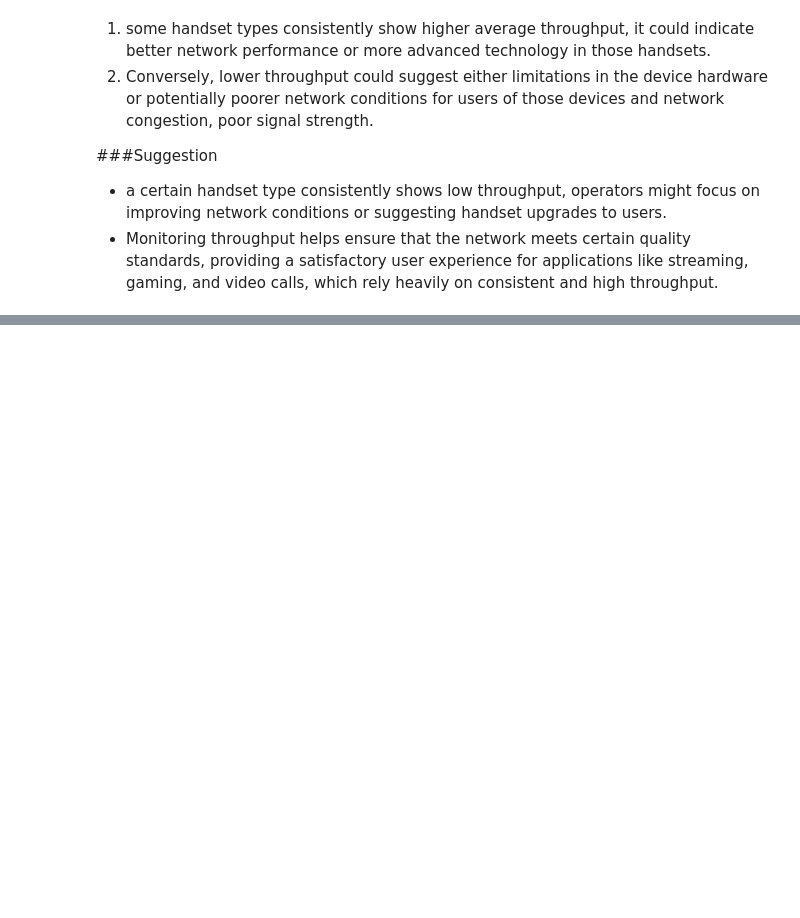
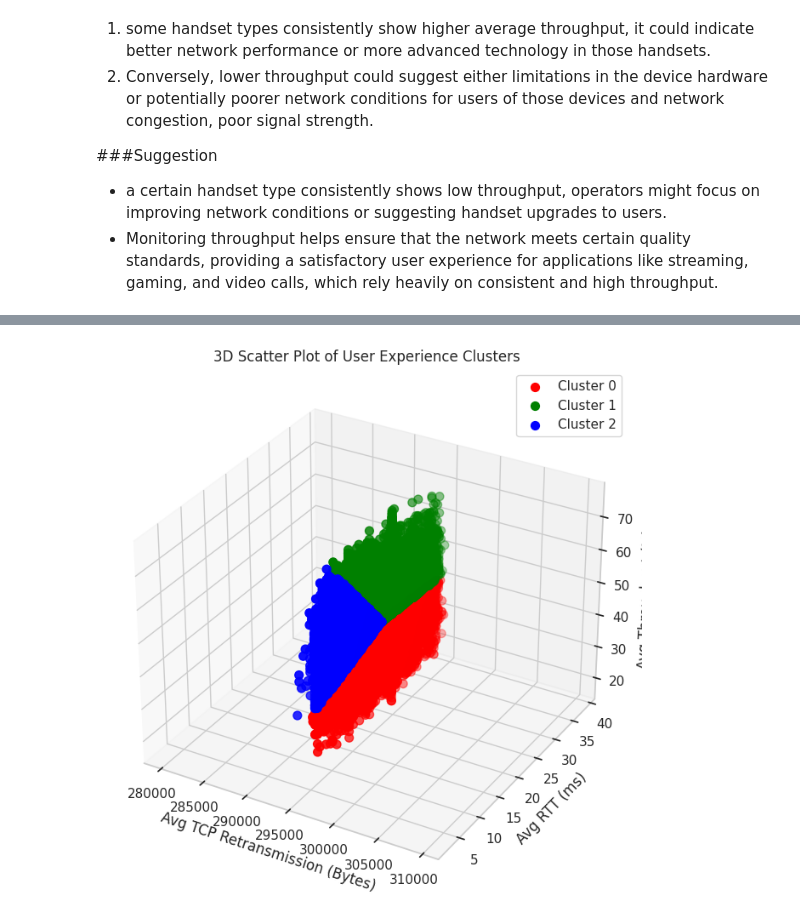
Before and after one commit to santoshdhalwalkar/Telecommunication, a Jupyter notebook: Task_3.ipynb, the cells around one changed output, grey strips where cells are left out. Cells and saved outputs as stored; diff of their text form; code cells hidden in the pictures; blank space fills up the shorter version.

```diff
--- a/Task_3.ipynb
+++ b/Task_3.ipynb
@@ -282,0 +345,16 @@ plt.show()
+# %%
+from sklearn.cluster import KMeans
+# Select the relevant columns for clustering
+df_clustering = df_aggregated[['Avg_TCP_Retransmission', 'Avg_RTT', 'Avg_Throughput']]
+
+# Perform k-means clustering with k=3
+kmeans = KMeans(n_clusters=3, random_state=42)
+df_aggregated['Cluster'] = kmeans.fit_predict(df_clustering)
+
+# Display cluster centers and counts
+cluster_centers = kmeans.cluster_centers_
+cluster_counts = df_aggregated['Cluster'].value_counts()
+
+# Print results
+print("Cluster Centers:\n", cluster_centers)
+print("\nCluster Counts:\n", cluster_counts)
@@ -282,0 +375,35 @@ plt.show()
+# %%
+
+# Set the style for seaborn
+sns.set(style="whitegrid")
+
+# Create a 3D scatter plot to visualize the clusters
+fig = plt.figure(figsize=(10, 8))
+ax = fig.add_subplot(111, projection='3d')
+
+# Define the colors for each cluster
+colors = ['red', 'green', 'blue']
+
+# Plot each cluster
+for cluster in range(3):
+    cluster_data = df_aggregated[df_aggregated['Cluster'] == cluster]
+    ax.scatter(cluster_data['Avg_TCP_Retransmission'],
+               cluster_data['Avg_RTT'],
+               cluster_data['Avg_Throughput'],
+               c=colors[cluster],
+               label=f'Cluster {cluster}',
+               s=50)
+
+# Set labels and title
+ax.set_xlabel('Avg TCP Retransmission (Bytes)')
+ax.set_ylabel('Avg RTT (ms)')
+ax.set_zlabel('Avg Throughput (Mbps)')
+ax.set_title('3D Scatter Plot of User Experience Clusters')
+
+# Add a legend
+ax.legend()
+
+# Show the plot
+plt.show()
+# %% [output]
+[figure, added]
```
Also changed, not shown: parts of 10 cells of this notebook.
